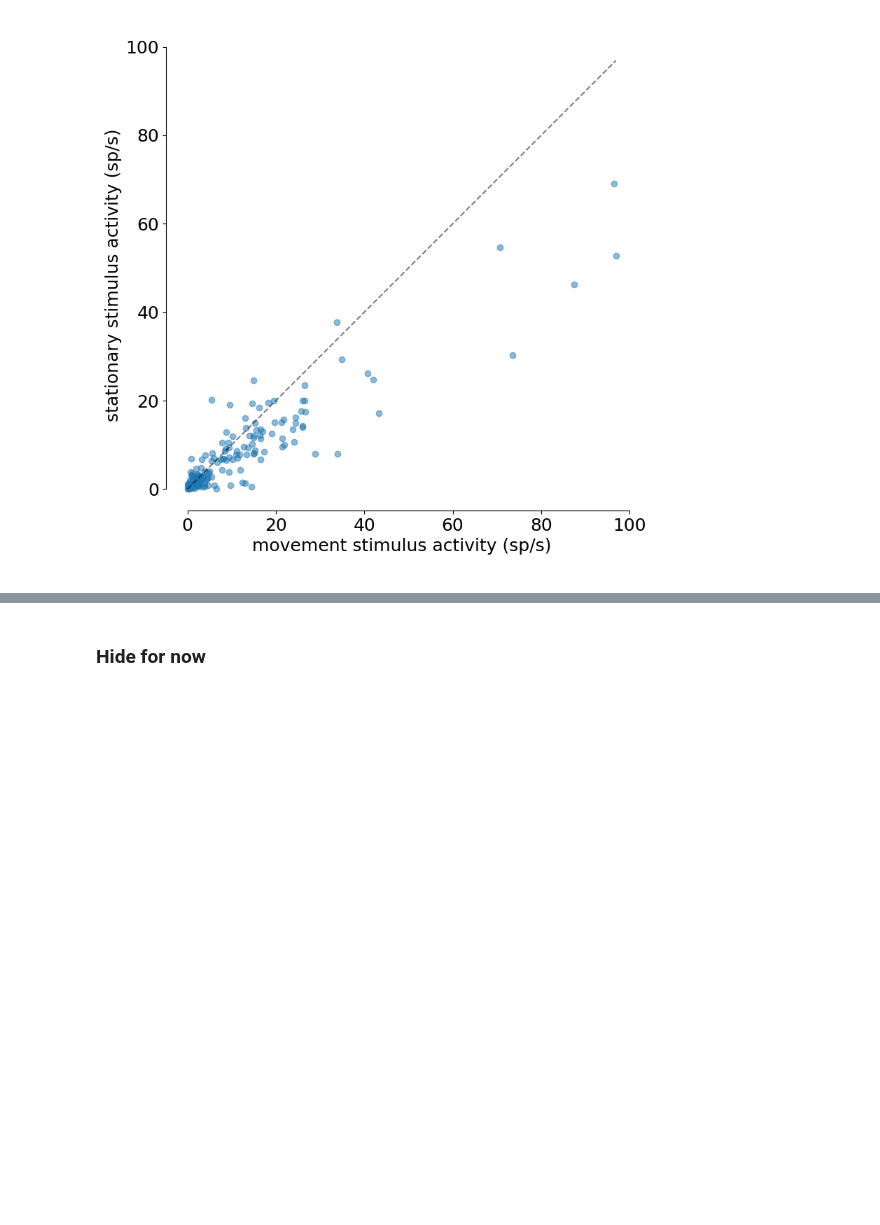
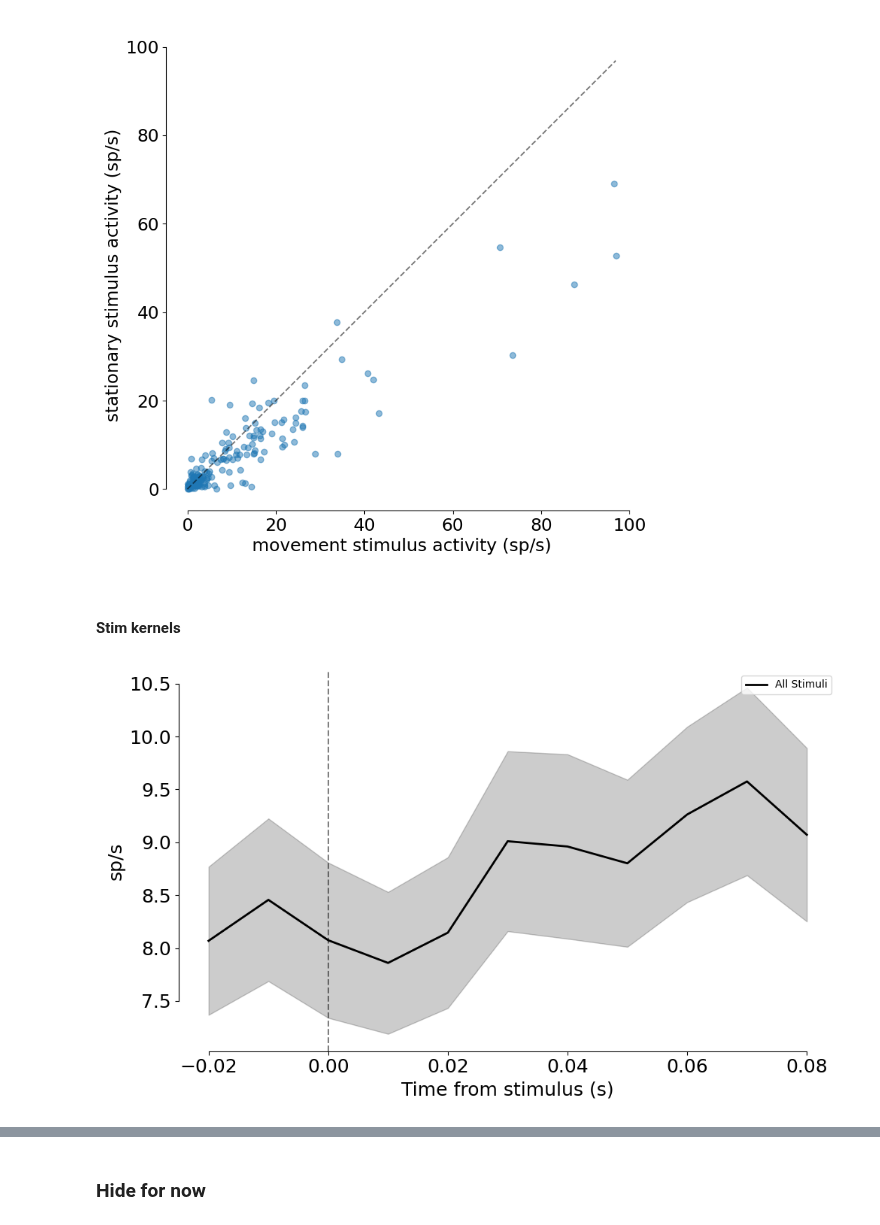
Before and after one commit to rojasgabriel/ephys, a Jupyter notebook: ephys_analysis_prototyping.ipynb, the cells around one changed output, grey strips where cells are left out. Drawn from its saved outputs; the diff is of its cells as text; code cells hidden in the pictures; blank space fills up the shorter version.

```diff
--- a/ephys_analysis_prototyping.ipynb
+++ b/ephys_analysis_prototyping.ipynb
@@ -395,3 +407,43 @@ separate_axes(ax)
 plt.tight_layout()
 # %% [output]
 [figure]
+# %% [markdown]
+#### Stim kernels
+# %%
+# Get all stims from balanced trials
+balanced_all_stims = np.hstack(balanced_trials.stim_ts)
+balanced_movement_stims = np.hstack(balanced_trials.movement_stims)
+balanced_stationary_stims = np.hstack(balanced_trials.stationary_stims)
+# %%
+# Get PETH for all balanced stimuli
+pop_peth_balanced, timebin_edges_balanced, event_index_balanced = spks.event_aligned.population_peth(
+    all_spike_times=spike_times_per_unit,
+    alignment_times=balanced_all_stims,
+    pre_seconds=0.025,
+    post_seconds=0.1,
+    binwidth_ms=10,
+    pad=0,
+    kernel=None
+)
+
+# Plot population PETH
+fig, ax = plt.subplots(figsize=(10, 6))
+
+# Calculate mean and SEM
+mean_peth = np.mean(pop_peth_balanced, axis=1)
+pop_mean = np.mean(mean_peth, axis=0)
+pop_sem = np.std(mean_peth, axis=0) / np.sqrt(mean_peth.shape[0])
+
+# Plot mean and SEM
+ax.plot(timebin_edges_balanced[:-1], pop_mean, color='black', linewidth=2, label='All Stimuli')
+ax.fill_between(timebin_edges_balanced[:-1], pop_mean-pop_sem, pop_mean+pop_sem, color='black', alpha=0.2)
+
+ax.axvline(x=0, color='k', linestyle='--', alpha=0.5)
+ax.set_xlabel('Time from stimulus (s)', fontsize=18)
+ax.set_ylabel('sp/s', fontsize=18)
+ax.tick_params(axis="both", which="major", labelsize=18)
+ax.legend()
+separate_axes(ax)
+plt.tight_layout()
+# %% [output]
+[figure, added]
```
Also changed, not shown: parts of 9 cells of this notebook.
